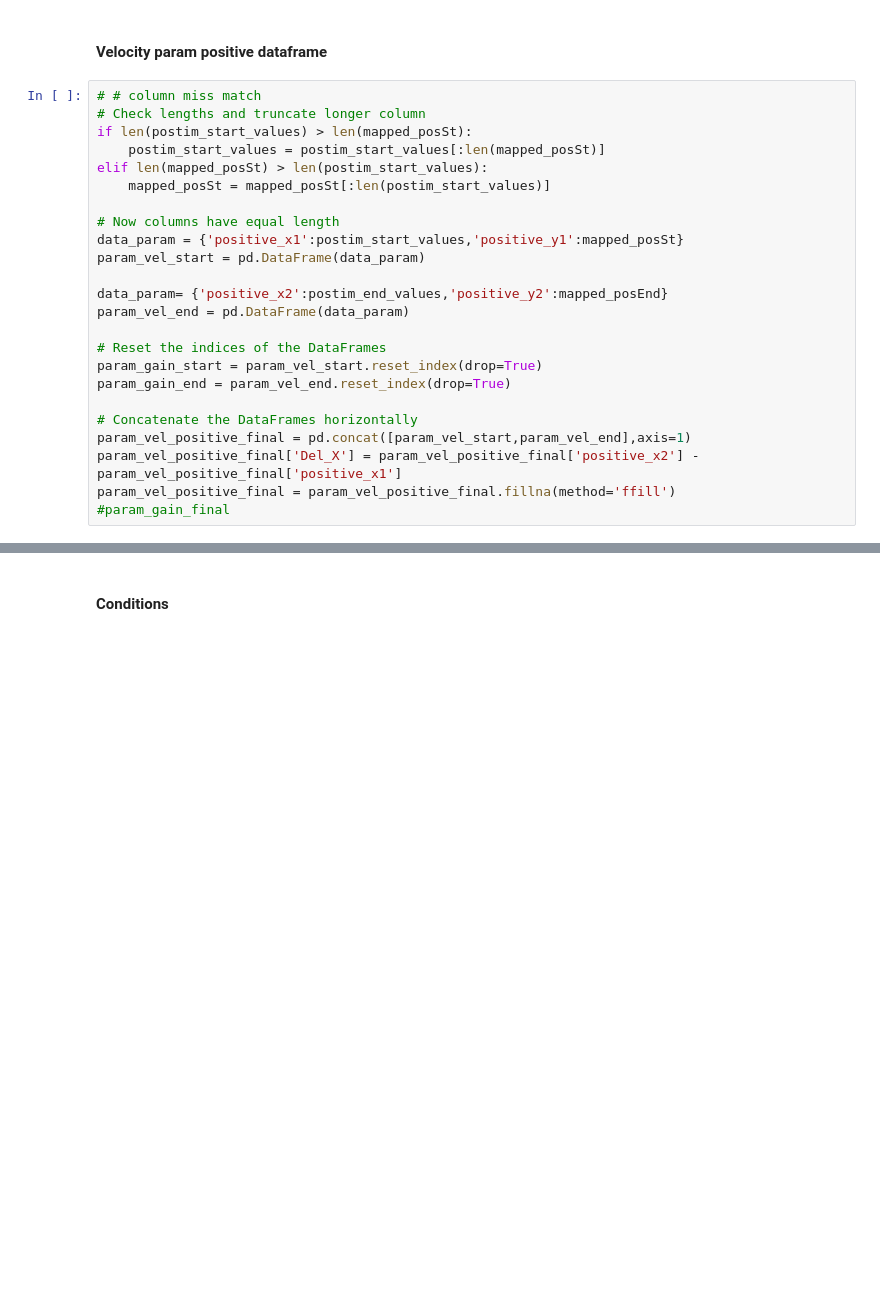
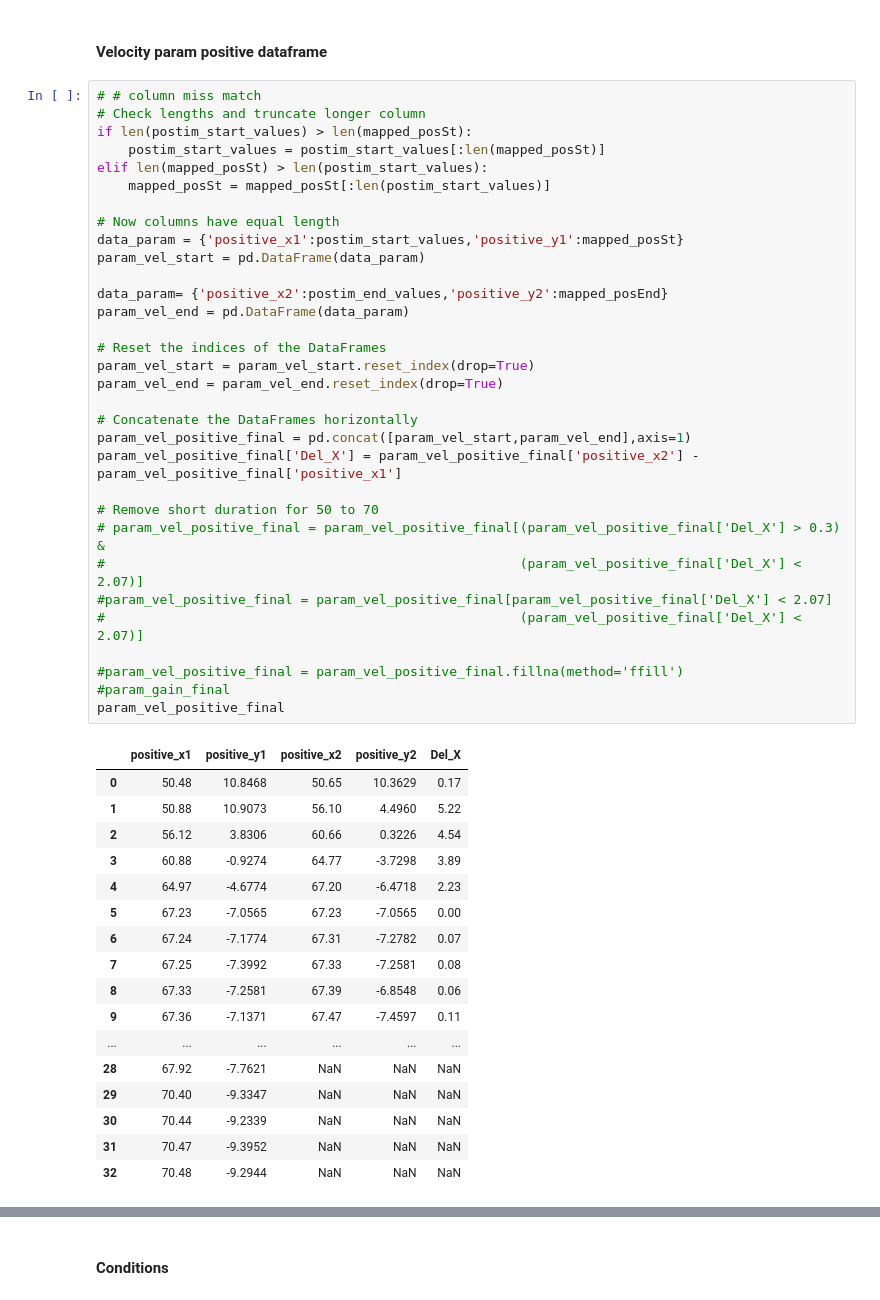
Before and after one commit to jamesleocodes/eye_movement, a Jupyter notebook: gain/gain_calc_1.ipynb, the cells around one changed output, grey strips where cells are left out. Drawn from its saved outputs; the diff is of its cells as text; blank space fills up the shorter version.

```diff
--- a/gain/gain_calc_1.ipynb
+++ b/gain/gain_calc_1.ipynb
@@ -476,24 +522,50 @@ mapped_posEnd = data.loc[data['Position'].isin(mapping_list),'Time']
 # %%
 # # column miss match
 # Check lengths and truncate longer column
 if len(postim_start_values) > len(mapped_posSt):
     postim_start_values = postim_start_values[:len(mapped_posSt)]
 elif len(mapped_posSt) > len(postim_start_values):
     mapped_posSt = mapped_posSt[:len(postim_start_values)]
 
 # Now columns have equal length
 data_param = {'positive_x1':postim_start_values,'positive_y1':mapped_posSt}
 param_vel_start = pd.DataFrame(data_param)
 
 data_param= {'positive_x2':postim_end_values,'positive_y2':mapped_posEnd}
 param_vel_end = pd.DataFrame(data_param)
 
 # Reset the indices of the DataFrames
-param_gain_start = param_vel_start.reset_index(drop=True)
-param_gain_end = param_vel_end.reset_index(drop=True)
+param_vel_start = param_vel_start.reset_index(drop=True)
+param_vel_end = param_vel_end.reset_index(drop=True)
 
 # Concatenate the DataFrames horizontally
 param_vel_positive_final = pd.concat([param_vel_start,param_vel_end],axis=1)
 param_vel_positive_final['Del_X'] = param_vel_positive_final['positive_x2'] - param_vel_positive_final['positive_x1']
-param_vel_positive_final = param_vel_positive_final.fillna(method='ffill')
+
+# Remove short duration for 50 to 70
+# param_vel_positive_final = param_vel_positive_final[(param_vel_positive_final['Del_X'] > 0.3) &
+#                                                     (param_vel_positive_final['Del_X'] < 2.07)]
+#param_vel_positive_final = param_vel_positive_final[param_vel_positive_final['Del_X'] < 2.07]
+#                                                     (param_vel_positive_final['Del_X'] < 2.07)]
+
+#param_vel_positive_final = param_vel_positive_final.fillna(method='ffill')
 #param_gain_final
+param_vel_positive_final
+# %% [output]
+|  | positive_x1 | positive_y1 | positive_x2 | positive_y2 | Del_X |
+| 0 | 50.48 | 10.8468 | 50.65 | 10.3629 | 0.17 |
+| 1 | 50.88 | 10.9073 | 56.10 | 4.4960 | 5.22 |
+| 2 | 56.12 | 3.8306 | 60.66 | 0.3226 | 4.54 |
+| 3 | 60.88 | -0.9274 | 64.77 | -3.7298 | 3.89 |
+| 4 | 64.97 | -4.6774 | 67.20 | -6.4718 | 2.23 |
+| 5 | 67.23 | -7.0565 | 67.23 | -7.0565 | 0.00 |
+| 6 | 67.24 | -7.1774 | 67.31 | -7.2782 | 0.07 |
+| 7 | 67.25 | -7.3992 | 67.33 | -7.2581 | 0.08 |
+| 8 | 67.33 | -7.2581 | 67.39 | -6.8548 | 0.06 |
+| 9 | 67.36 | -7.1371 | 67.47 | -7.4597 | 0.11 |
+| ... | ... | ... | ... | ... | ... |
+| 28 | 67.92 | -7.7621 | NaN | NaN | NaN |
+| 29 | 70.40 | -9.3347 | NaN | NaN | NaN |
+| 30 | 70.44 | -9.2339 | NaN | NaN | NaN |
+| 31 | 70.47 | -9.3952 | NaN | NaN | NaN |
+| 32 | 70.48 | -9.2944 | NaN | NaN | NaN |
```
Also changed, not shown: parts of 32 cells of this notebook.
